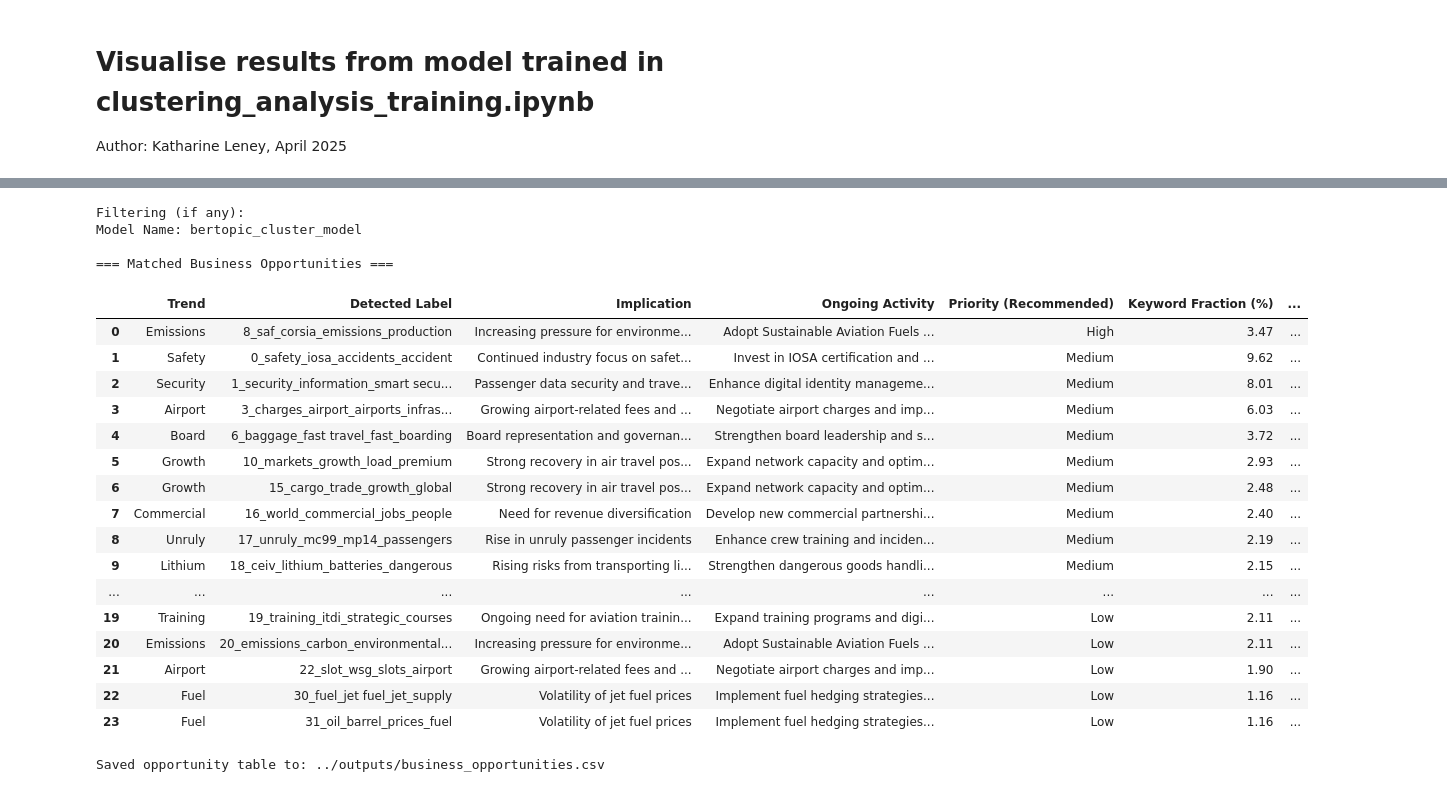
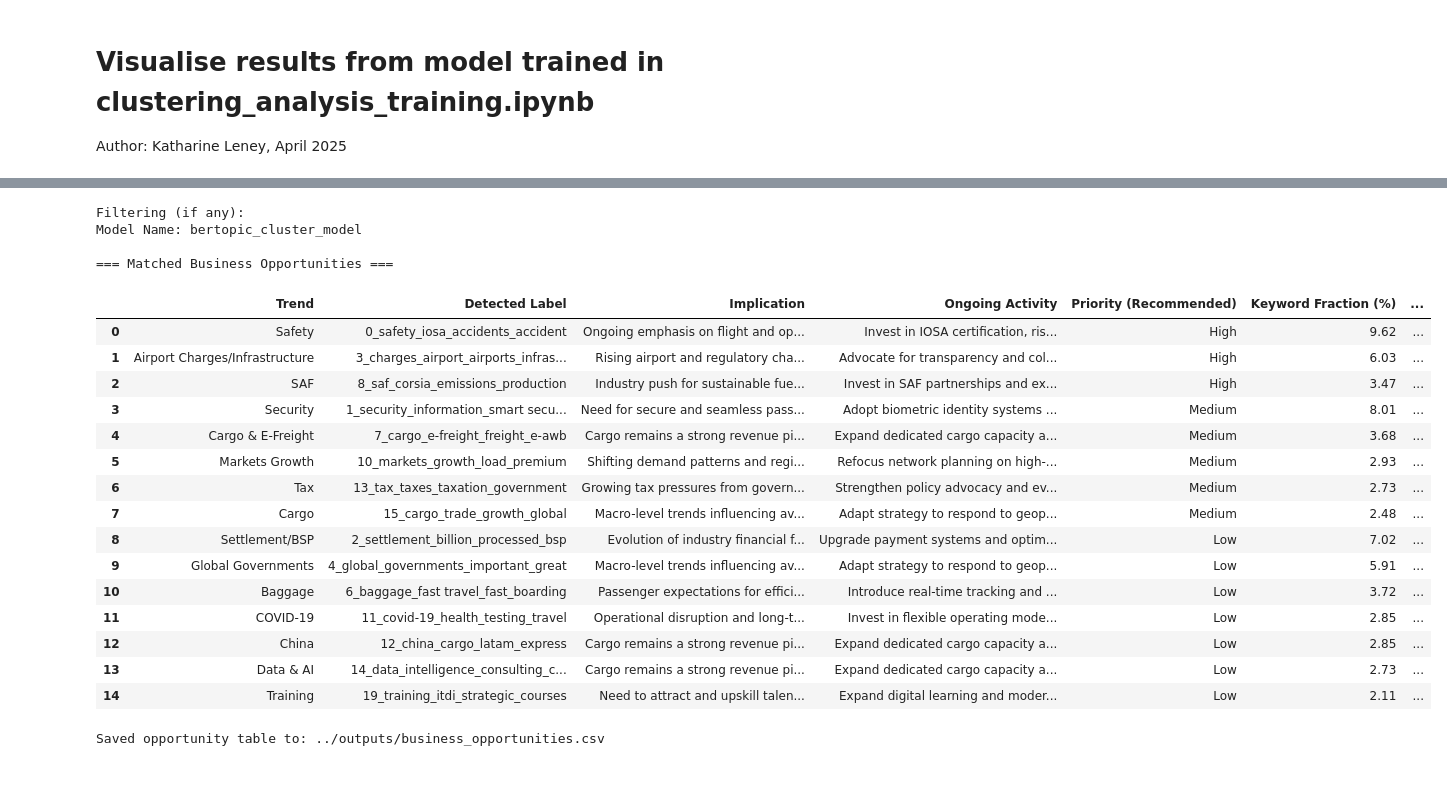
Before and after one commit to kleney/CaseStudy, a Jupyter notebook: notebooks/clustering_analysis_visualisation.ipynb, the cells around one changed output, grey strips where cells are left out. Cells and saved outputs as stored; diff of their text form; code cells hidden in the pictures.

Commit message:
Curate label cleaning and add more IATA-specific stopwords

```diff
--- a/notebooks/clustering_analysis_visualisation.ipynb
+++ b/notebooks/clustering_analysis_visualisation.ipynb
@@ -215,43 +219,43 @@ fig.show()
 # %%
 # ===============================================
 # Generate a table matching trends to business
 # opportunities, and assign a priority ranking
 # based on trend size and growth
 # ===============================================
 
 #matched_opportunities_df, unmatched_topics = generate_opportunity_table(topic_model, topics_over_time)
-matched_opportunities_df, unmatched_topics = generate_opportunity_table(topic_model, filtered_topics)
+#matched_opportunities_df, unmatched_topics = generate_opportunity_table(topic_model, filtered_topics)
+matched_opportunities_df, unmatched_topics = generate_opportunity_table(topic_model, filtered_topics, clean_labels=clean_labels)
 
 print(f"Filtering (if any): {model_label}")
 print(f"Model Name: {model_name}\n")
 print("=== Matched Business Opportunities ===\n")
 display(matched_opportunities_df)
 
 # Save table as CSV
 output_filename = f"../outputs/business_opportunities.csv"
 matched_opportunities_df.to_csv(output_filename, index=False)
 
 print(f"\nSaved opportunity table to: {output_filename}")
 # %% [output]
 Filtering (if any):
 Model Name: bertopic_cluster_model
 
 === Matched Business Opportunities ===
 |  | Trend | Detected Label | Implication | Ongoing Activity | Priority (Recommended) | Keyword Fraction (%) | ... |
-| 0 | Emissions | 8_saf_corsia_emissions_production | Increasing pressure for environme... | Adopt Sustainable Aviation Fuels ... | High | 3.47 | ... |
-| 1 | Safety | 0_safety_iosa_accidents_accident | Continued industry focus on safet... | Invest in IOSA certification and ... | Medium | 9.62 | ... |
-| 2 | Security | 1_security_information_smart secu... | Passenger data security and trave... | Enhance digital identity manageme... | Medium | 8.01 | ... |
-| 3 | Airport | 3_charges_airport_airports_infras... | Growing airport-related fees and ... | Negotiate airport charges and imp... | Medium | 6.03 | ... |
-| 4 | Board | 6_baggage_fast travel_fast_boarding | Board representation and governan... | Strengthen board leadership and s... | Medium | 3.72 | ... |
-| 5 | Growth | 10_markets_growth_load_premium | Strong recovery in air travel pos... | Expand network capacity and optim... | Medium | 2.93 | ... |
-| 6 | Growth | 15_cargo_trade_growth_global | Strong recovery in air travel pos... | Expand network capacity and optim... | Medium | 2.48 | ... |
-| 7 | Commercial | 16_world_commercial_jobs_people | Need for revenue diversification | Develop new commercial partnershi... | Medium | 2.40 | ... |
-| 8 | Unruly | 17_unruly_mc99_mp14_passengers | Rise in unruly passenger incidents | Enhance crew training and inciden... | Medium | 2.19 | ... |
-| 9 | Lithium | 18_ceiv_lithium_batteries_dangerous | Rising risks from transporting li... | Strengthen dangerous goods handli... | Medium | 2.15 | ... |
-| ... | ... | ... | ... | ... | ... | ... | ... |
-| 19 | Training | 19_training_itdi_strategic_courses | Ongoing need for aviation trainin... | Expand training programs and digi... | Low | 2.11 | ... |
-| 20 | Emissions | 20_emissions_carbon_environmental... | Increasing pressure for environme... | Adopt Sustainable Aviation Fuels ... | Low | 2.11 | ... |
-| 21 | Airport | 22_slot_wsg_slots_airport | Growing airport-related fees and ... | Negotiate airport charges and imp... | Low | 1.90 | ... |
-| 22 | Fuel | 30_fuel_jet fuel_jet_supply | Volatility of jet fuel prices | Implement fuel hedging strategies... | Low | 1.16 | ... |
-| 23 | Fuel | 31_oil_barrel_prices_fuel | Volatility of jet fuel prices | Implement fuel hedging strategies... | Low | 1.16 | ... |
+| 0 | Safety | 0_safety_iosa_accidents_accident | Ongoing emphasis on flight and op... | Invest in IOSA certification, ris... | High | 9.62 | ... |
+| 1 | Airport Charges/Infrastructure | 3_charges_airport_airports_infras... | Rising airport and regulatory cha... | Advocate for transparency and col... | High | 6.03 | ... |
+| 2 | SAF | 8_saf_corsia_emissions_production | Industry push for sustainable fue... | Invest in SAF partnerships and ex... | High | 3.47 | ... |
+| 3 | Security | 1_security_information_smart secu... | Need for secure and seamless pass... | Adopt biometric identity systems ... | Medium | 8.01 | ... |
+| 4 | Cargo & E-Freight | 7_cargo_e-freight_freight_e-awb | Cargo remains a strong revenue pi... | Expand dedicated cargo capacity a... | Medium | 3.68 | ... |
+| 5 | Markets Growth | 10_markets_growth_load_premium | Shifting demand patterns and regi... | Refocus network planning on high-... | Medium | 2.93 | ... |
+| 6 | Tax | 13_tax_taxes_taxation_government | Growing tax pressures from govern... | Strengthen policy advocacy and ev... | Medium | 2.73 | ... |
+| 7 | Cargo | 15_cargo_trade_growth_global | Macro-level trends influencing av... | Adapt strategy to respond to geop... | Medium | 2.48 | ... |
+| 8 | Settlement/BSP | 2_settlement_billion_processed_bsp | Evolution of industry financial f... | Upgrade payment systems and optim... | Low | 7.02 | ... |
+| 9 | Global Governments | 4_global_governments_important_great | Macro-level trends influencing av... | Adapt strategy to respond to geop... | Low | 5.91 | ... |
+| 10 | Baggage | 6_baggage_fast travel_fast_boarding | Passenger expectations for effici... | Introduce real-time tracking and ... | Low | 3.72 | ... |
+| 11 | COVID‑19 | 11_covid-19_health_testing_travel | Operational disruption and long-t... | Invest in flexible operating mode... | Low | 2.85 | ... |
+| 12 | China | 12_china_cargo_latam_express | Cargo remains a strong revenue pi... | Expand dedicated cargo capacity a... | Low | 2.85 | ... |
+| 13 | Data & AI | 14_data_intelligence_consulting_c... | Cargo remains a strong revenue pi... | Expand dedicated cargo capacity a... | Low | 2.73 | ... |
+| 14 | Training | 19_training_itdi_strategic_courses | Need to attract and upskill talen... | Expand digital learning and moder... | Low | 2.11 | ... |
 Saved opportunity table to: ../outputs/business_opportunities.csv
```
Also changed, not shown: parts of 3 cells of this notebook, 5 other files.
